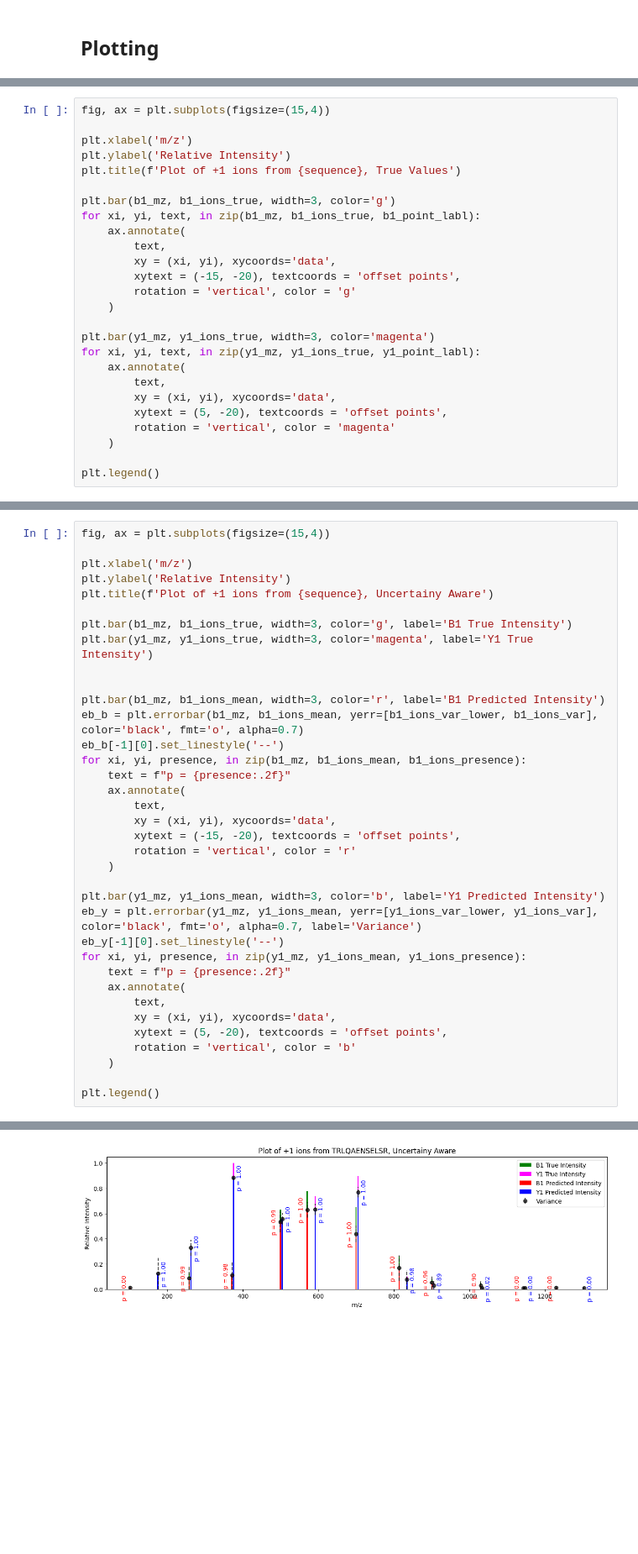
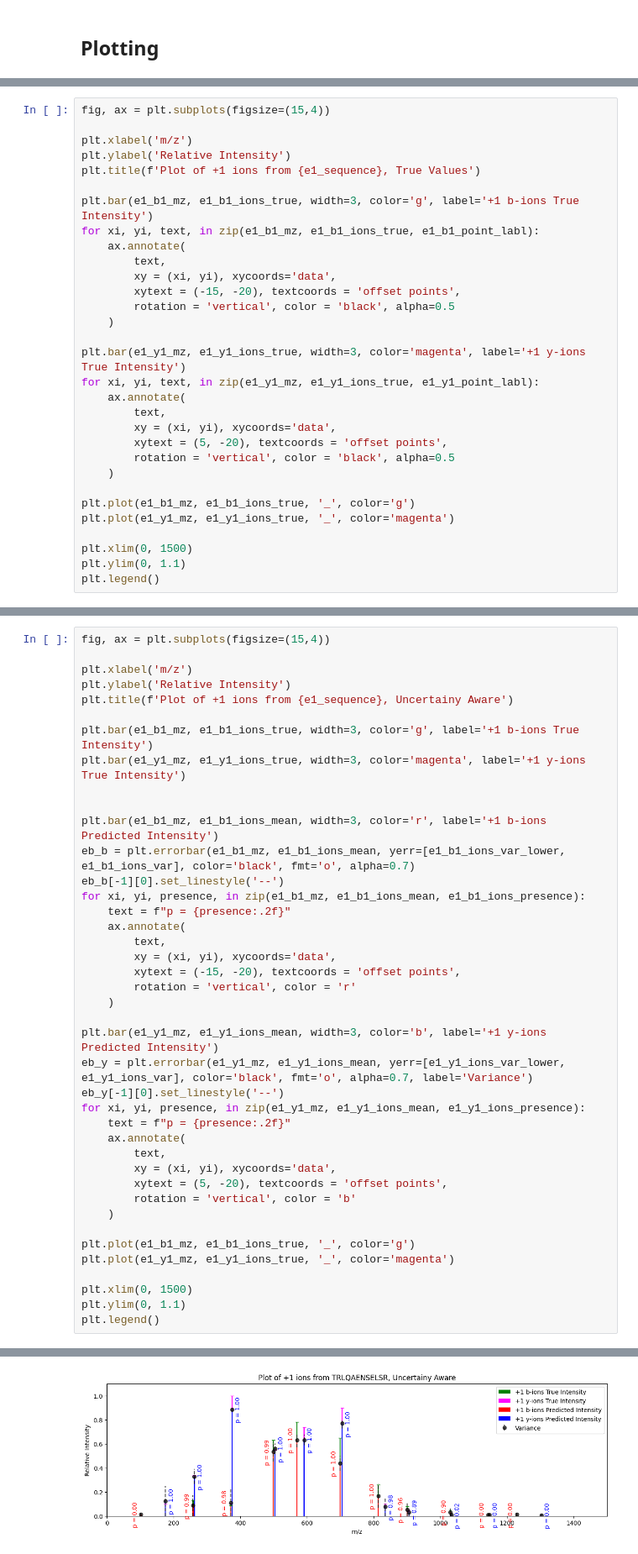
Before and after one commit to Saphcas/dlomix-uncertainty-aware, a Jupyter notebook: notebooks/uncertainty_aware_plotting_examples/plotting_ua_vs_msd.ipynb, the cells around one changed output, grey strips where cells are left out. Shown at 84% size. Cells and saved outputs as stored; diff of their text form; blank space fills up the shorter version.

Commit message:
Split the old plotting notebook into two, one that trains a model and one that loads one. Added plots for every ion charge, and reformatted plots

```diff
--- a/notebooks/uncertainty_aware_plotting_examples/plotting_ua_vs_msd.ipynb
+++ b/notebooks/uncertainty_aware_plotting_examples/plotting_ua_vs_msd.ipynb
@@ -554,26 +812,31 @@ fig, ax = plt.subplots(figsize=(15,4))
 
 plt.xlabel('m/z')
 plt.ylabel('Relative Intensity')
-plt.title(f'Plot of +1 ions from {sequence}, True Values')
+plt.title(f'Plot of +1 ions from {e1_sequence}, True Values')
 
-plt.bar(b1_mz, b1_ions_true, width=3, color='g')
-for xi, yi, text, in zip(b1_mz, b1_ions_true, b1_point_labl):
+plt.bar(e1_b1_mz, e1_b1_ions_true, width=3, color='g', label='+1 b-ions True Intensity')
+for xi, yi, text, in zip(e1_b1_mz, e1_b1_ions_true, e1_b1_point_labl):
     ax.annotate(
         text,
         xy = (xi, yi), xycoords='data',
         xytext = (-15, -20), textcoords = 'offset points',
-        rotation = 'vertical', color = 'g'
+        rotation = 'vertical', color = 'black', alpha=0.5
     )
 
-plt.bar(y1_mz, y1_ions_true, width=3, color='magenta')
-for xi, yi, text, in zip(y1_mz, y1_ions_true, y1_point_labl):
+plt.bar(e1_y1_mz, e1_y1_ions_true, width=3, color='magenta', label='+1 y-ions True Intensity')
+for xi, yi, text, in zip(e1_y1_mz, e1_y1_ions_true, e1_y1_point_labl):
     ax.annotate(
         text,
         xy = (xi, yi), xycoords='data',
         xytext = (5, -20), textcoords = 'offset points',
-        rotation = 'vertical', color = 'magenta'
+        rotation = 'vertical', color = 'black', alpha=0.5
     )
 
+plt.plot(e1_b1_mz, e1_b1_ions_true, '_', color='g')
+plt.plot(e1_y1_mz, e1_y1_ions_true, '_', color='magenta')
+
+plt.xlim(0, 1500)
+plt.ylim(0, 1.1)
 plt.legend()
 # %% [output]
 <matplotlib.legend.Legend at 0x...>
@@ -636,40 +890,45 @@ plt.legend()
 # %%
 fig, ax = plt.subplots(figsize=(15,4))
 
 plt.xlabel('m/z')
 plt.ylabel('Relative Intensity')
-plt.title(f'Plot of +1 ions from {sequence}, Uncertainy Aware')
+plt.title(f'Plot of +1 ions from {e1_sequence}, Uncertainy Aware')
 
-plt.bar(b1_mz, b1_ions_true, width=3, color='g', label='B1 True Intensity')
-plt.bar(y1_mz, y1_ions_true, width=3, color='magenta', label='Y1 True Intensity')
+plt.bar(e1_b1_mz, e1_b1_ions_true, width=3, color='g', label='+1 b-ions True Intensity')
+plt.bar(e1_y1_mz, e1_y1_ions_true, width=3, color='magenta', label='+1 y-ions True Intensity')
 
 
-plt.bar(b1_mz, b1_ions_mean, width=3, color='r', label='B1 Predicted Intensity')
-eb_b = plt.errorbar(b1_mz, b1_ions_mean, yerr=[b1_ions_var_lower, b1_ions_var], color='black', fmt='o', alpha=0.7)
+plt.bar(e1_b1_mz, e1_b1_ions_mean, width=3, color='r', label='+1 b-ions Predicted Intensity')
+eb_b = plt.errorbar(e1_b1_mz, e1_b1_ions_mean, yerr=[e1_b1_ions_var_lower, e1_b1_ions_var], color='black', fmt='o', alpha=0.7)
 eb_b[-1][0].set_linestyle('--')
-for xi, yi, presence, in zip(b1_mz, b1_ions_mean, b1_ions_presence):
+for xi, yi, presence, in zip(e1_b1_mz, e1_b1_ions_mean, e1_b1_ions_presence):
     text = f"p = {presence:.2f}"
     ax.annotate(
         text,
         xy = (xi, yi), xycoords='data',
         xytext = (-15, -20), textcoords = 'offset points',
         rotation = 'vertical', color = 'r'
     )
 
-plt.bar(y1_mz, y1_ions_mean, width=3, color='b', label='Y1 Predicted Intensity')
-eb_y = plt.errorbar(y1_mz, y1_ions_mean, yerr=[y1_ions_var_lower, y1_ions_var], color='black', fmt='o', alpha=0.7, label='Variance')
+plt.bar(e1_y1_mz, e1_y1_ions_mean, width=3, color='b', label='+1 y-ions Predicted Intensity')
+eb_y = plt.errorbar(e1_y1_mz, e1_y1_ions_mean, yerr=[e1_y1_ions_var_lower, e1_y1_ions_var], color='black', fmt='o', alpha=0.7, label='Variance')
 eb_y[-1][0].set_linestyle('--')
-for xi, yi, presence, in zip(y1_mz, y1_ions_mean, y1_ions_presence):
+for xi, yi, presence, in zip(e1_y1_mz, e1_y1_ions_mean, e1_y1_ions_presence):
     text = f"p = {presence:.2f}"
     ax.annotate(
         text,
         xy = (xi, yi), xycoords='data',
         xytext = (5, -20), textcoords = 'offset points',
         rotation = 'vertical', color = 'b'
     )
 
+plt.plot(e1_b1_mz, e1_b1_ions_true, '_', color='g')
+plt.plot(e1_y1_mz, e1_y1_ions_true, '_', color='magenta')
+
+plt.xlim(0, 1500)
+plt.ylim(0, 1.1)
 plt.legend()
 # %% [output]
 <matplotlib.legend.Legend at 0x...>
-[figure, old version]
+[figure, new version]
 # %% [markdown]
```
Also changed, not shown: parts of 114 cells of this notebook, 1 other file.
